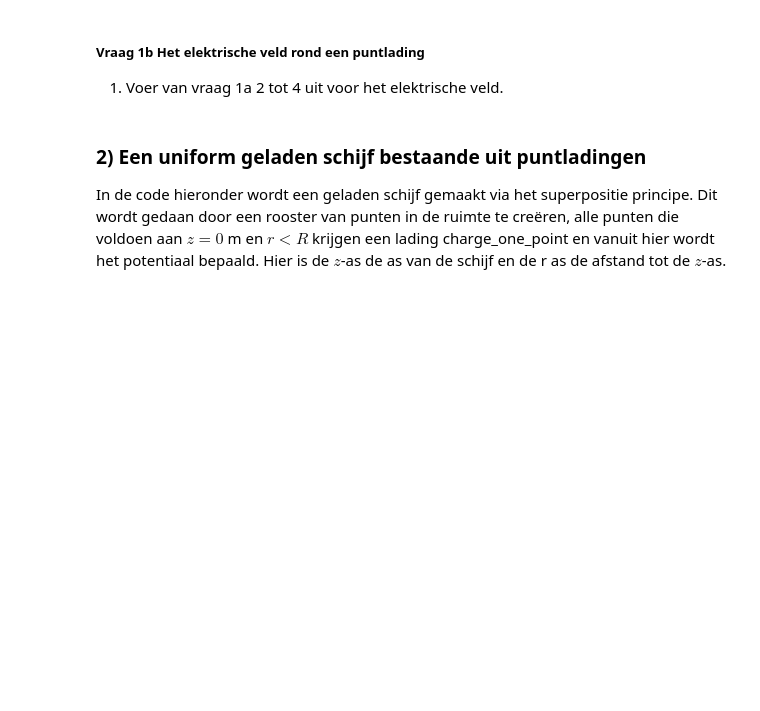
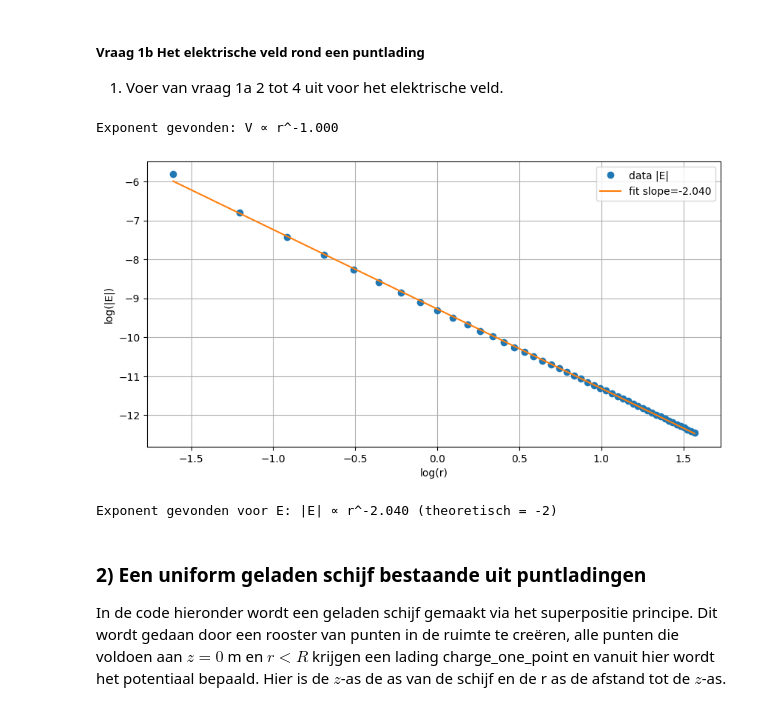
Before and after one commit to lwilt-dot/opdrachten-DEF-D, a Jupyter notebook: DigitaleOntwerpopdrachten/1CondensatorOpdracht/CondensatorOntwerpopdracht.ipynb, the cells around one changed output. Drawn from its saved outputs; the diff is of its cells as text; code cells hidden in the pictures; blank space fills up the shorter version.

```diff
--- a/DigitaleOntwerpopdrachten/1CondensatorOpdracht/CondensatorOntwerpopdracht.ipynb
+++ b/DigitaleOntwerpopdrachten/1CondensatorOpdracht/CondensatorOntwerpopdracht.ipynb
@@ -96,7 +143,65 @@ plot_results_pt_charge_at_origin(Ez, Er, normE, V, r, z, grid_step)
 # %%
 ###
 ###Hier jouw code###
 ###
+# ...existing code...
+print(f"Exponent gevonden: V ∝ r^{slope:.3f}")
+
+# --- toegevoegd: zelfde analyse voor het elektrische veld ---
+r_for_E = r[1:-1]
+z_for_E = z[1:-1]
+index_e = index_number - 1
+if index_e < 0 or index_e >= z_for_E.size:
+    raise RuntimeError("z=0 ligt op de rand; E is niet beschikbaar op dat gridpunt.")
+
+E_arr = normE  # gebruik de norm van het veld
+if E_arr.ndim != 2:
+    raise RuntimeError("E heeft niet de verwachte dimensie.")
+
+# orientatie-robuste extractie van E langs z=0
+if E_arr.shape[1] == z_for_E.size and E_arr.shape[0] == r_for_E.size:
+    E_at_z0 = E_arr[:, index_e]
+elif E_arr.shape[0] == z_for_E.size and E_arr.shape[1] == r_for_E.size:
+    E_at_z0 = E_arr[index_e, :]
+else:
+    E_t = E_arr.T
+    if E_t.shape[1] == z_for_E.size and E_t.shape[0] == r_for_E.size:
+        E_at_z0 = E_t[:, index_e]
+    else:
+        raise RuntimeError(f"Onverwachte shape van E: {E_arr.shape}")
+
+r_vals_E = np.asarray(r_for_E).flatten()
+E_vals = np.asarray(E_at_z0).flatten()
+
+# filter: geen r<=0, geen NaN/Inf, en E>0 voor log
+maskE = (r_vals_E > 0) & np.isfinite(E_vals) & (E_vals > 0)
+if np.sum(maskE) < 2:
+    raise RuntimeError("Te weinig punten voor log-log plot van E na filteren.")
+
+r_fit_E = r_vals_E[maskE]
+E_fit = E_vals[maskE]
+
+log_r_E = np.log(r_fit_E)
+log_E = np.log(E_fit)
+
+slope_E, intercept_E = np.polyfit(log_r_E, log_E, 1)
+
+plt.figure(figsize=(10,5))
+plt.plot(log_r_E, log_E, 'o', label='data |E|')
+xs = np.linspace(log_r_E.min(), log_r_E.max(), 200)
+plt.plot(xs, slope_E*xs + intercept_E, '-', label=f'fit slope={slope_E:.3f}')
+plt.xlabel('log(r)')
+plt.ylabel('log(|E|)')
+plt.grid(True)
+plt.legend()
+plt.show()
+
+print(f"Exponent gevonden voor E: |E| ∝ r^{slope_E:.3f} (theoretisch = -2)")
+# ...existing code...
+# %% [output]
+Exponent gevonden: V ∝ r^-1.000
+[figure, added]
+Exponent gevonden voor E: |E| ∝ r^-2.040 (theoretisch = -2)
 # %% [markdown]
 ### 2) Een uniform geladen schijf bestaande uit puntladingen
 
```
Also changed, not shown: parts of 4 cells of this notebook.
